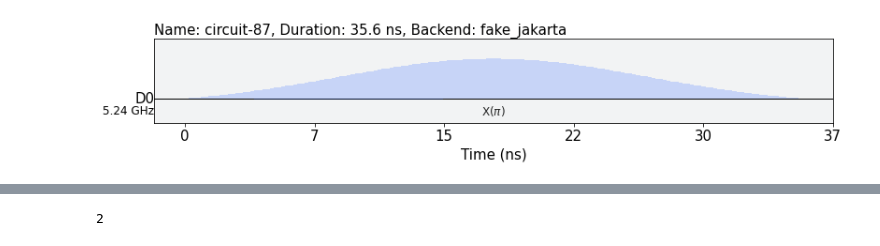
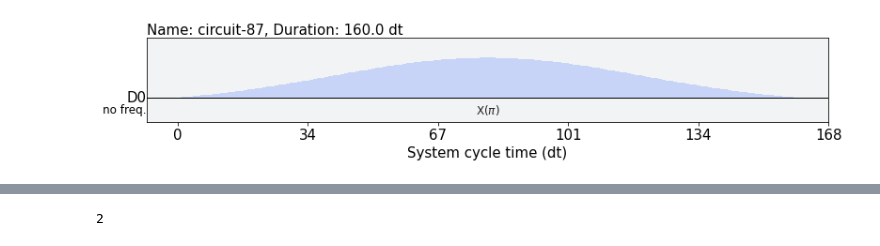
Before and after one commit to Fan-0/AQI2022, a Jupyter notebook: Final Project/Gate Schedules.ipynb, the cells around one changed output, grey strips where cells are left out. Saved outputs shown, nothing was run; the diff lists cells and outputs as text; code cells hidden in the pictures.

```diff
--- a/Final Project/Gate Schedules.ipynb
+++ b/Final Project/Gate Schedules.ipynb
@@ -17,22 +17,22 @@ from qiskit.circuit import Gate
 # %%
 from qiskit.test.mock import FakeArmonk
 from qiskit import transpile, schedule as build_schedule
 from qiskit.test.mock import FakeJakarta
 
-backend = FakeJakarta()
-
+provider = IBMQ.get_provider(hub='ibm-q-ornl', group='ornl', project='phy147')
+#backend = provider.get_backend("ibmq_mumbai")
 qc = qk.QuantumCircuit(1,0)
 qc.x(0)
 #qc.barrier()
 #qc.measure([0],[0])
 tran_qc= transpile(qc, backend)
 pulse_sched= build_schedule(tran_qc,backend)
 
 tran_qc.draw('mpl')
 
-pulse_sched.draw(backend=backend)
+pulse_sched.draw()
 # %% [output]
-[figure, old version]
+[figure, new version]
 # %%
 pulse_sched
 # %% [output]
```
Also changed, not shown: parts of 2 cells of this notebook, 8 other files.
